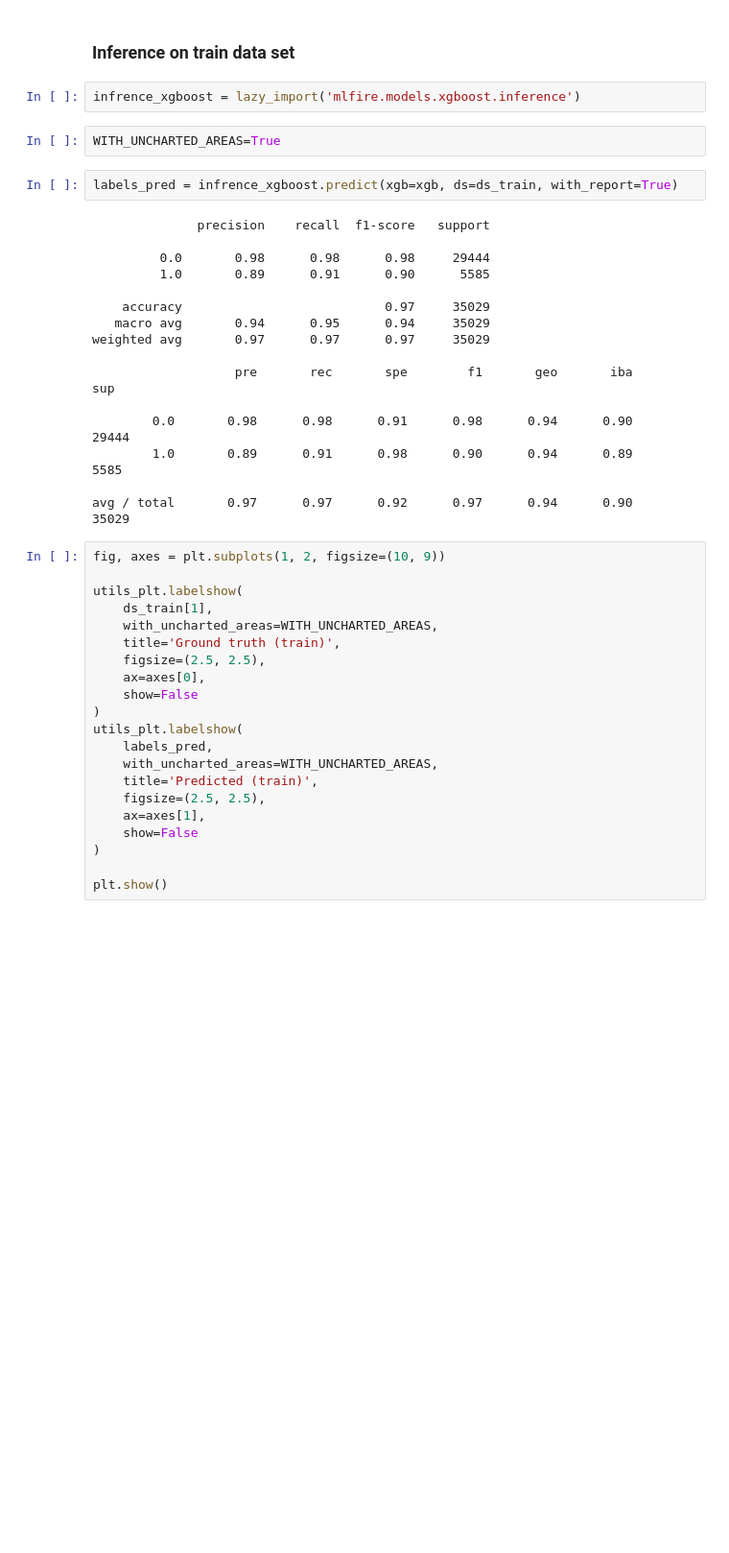
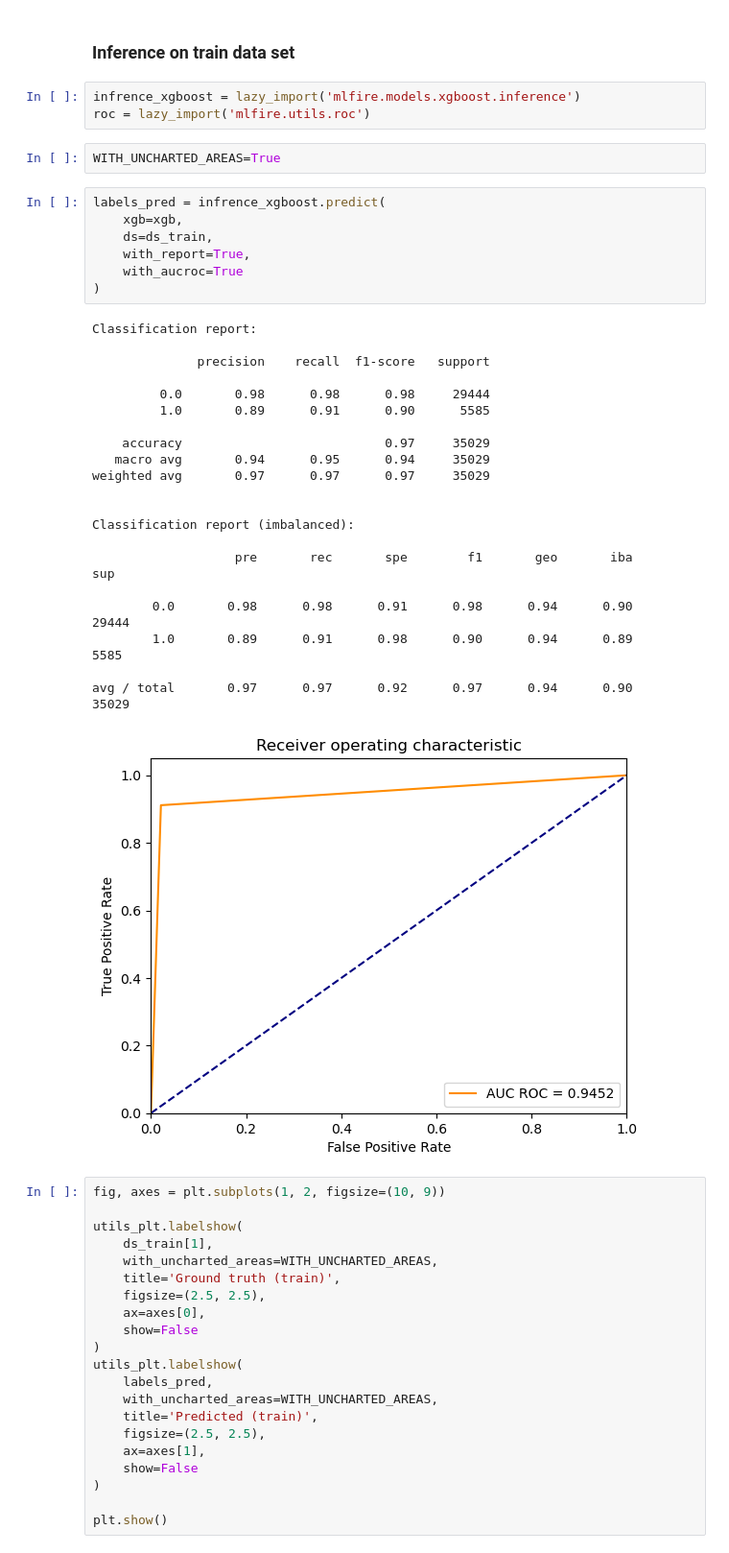
Before and after one commit to natural-hazards/wildfires, a Jupyter notebook: notebooks/pca_example.ipynb, the cells around one changed output. Shown at 96% size. Drawn from its saved outputs; the diff is of its cells as text; blank space fills up the shorter version.

Commit message:
Add AUC ROC plot

```diff
--- a/notebooks/pca_example.ipynb
+++ b/notebooks/pca_example.ipynb
@@ -237,26 +237,38 @@ Finnish event: 'Training XGBoost model'. It takes 44.78s.
 ### Inference on train data set
 # %%
 infrence_xgboost = lazy_import('mlfire.models.xgboost.inference')
+roc = lazy_import('mlfire.utils.roc')
 # %%
 WITH_UNCHARTED_AREAS=True
 # %%
-labels_pred = infrence_xgboost.predict(xgb=xgb, ds=ds_train, with_report=True)
+labels_pred = infrence_xgboost.predict(
+    xgb=xgb,
+    ds=ds_train,
+    with_report=True,
+    with_aucroc=True
+)
 # %% [output]
+Classification report:
+
               precision    recall  f1-score   support
 
          0.0       0.98      0.98      0.98     29444
          1.0       0.89      0.91      0.90      5585
 
     accuracy                           0.97     35029
    macro avg       0.94      0.95      0.94     35029
 weighted avg       0.97      0.97      0.97     35029
 
+
+Classification report (imbalanced):
+
                    pre       rec       spe        f1       geo       iba       sup
 
         0.0       0.98      0.98      0.91      0.98      0.94      0.90     29444
         1.0       0.89      0.91      0.98      0.90      0.94      0.89      5585
 
 avg / total       0.97      0.97      0.92      0.97      0.94      0.90     35029
+[figure, added]
 # %%
 fig, axes = plt.subplots(1, 2, figsize=(10, 9))
 
```
Also changed, not shown: parts of 3 cells of this notebook, 2 other files.
